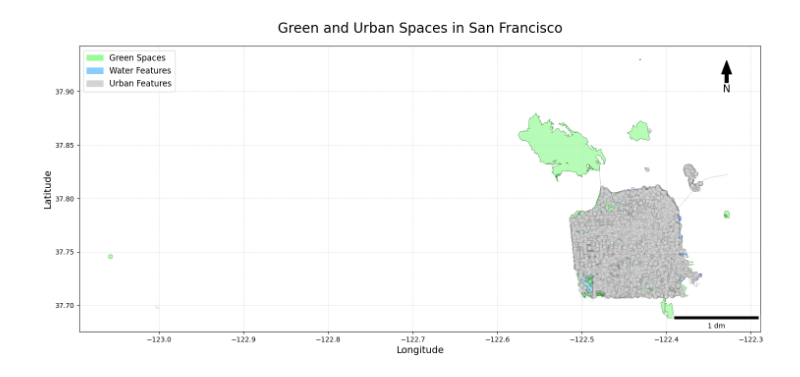
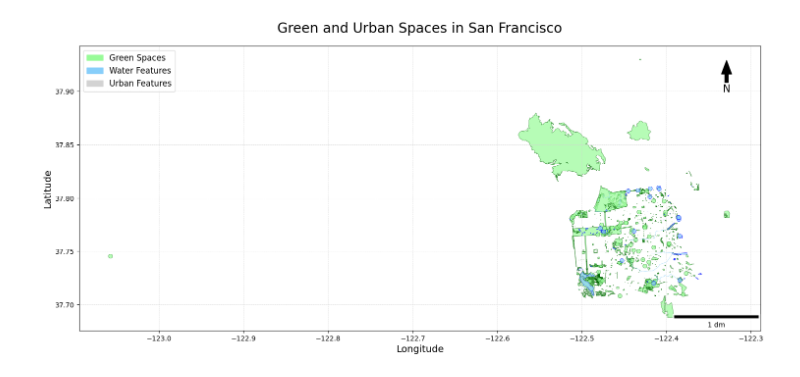
Before and after one commit to janakparajuli/OM_Guru_Challenge, a Jupyter notebook: OM_Guru_Challenge.ipynb, the cells around one changed output. Drawn from its saved outputs; the diff is of its cells as text; code cells hidden in the pictures.

```diff
--- a/OM_Guru_Challenge.ipynb
+++ b/OM_Guru_Challenge.ipynb
@@ -31,38 +31,38 @@ greenspaces.plot(ax=ax, color='#98fb98', alpha=0.7, edgecolor='#006400', linewid
 water.plot(ax=ax, color='#87CEFA', alpha=0.7, edgecolor='#0000FF', linewidth=0.5)
 
 # Re-symbolize urban features
-urban.plot(ax=ax, color='#d3d3d3', alpha=0.6, edgecolor='#696969', linewidth=0.5)
+#urban.plot(ax=ax, color='#d3d3d3', alpha=0.6, edgecolor='#696969', linewidth=0.5)
 
 # Add grid lines
 ax.grid(True, which='both', color='lightgrey', linestyle='--', linewidth=0.5)
 
 # Add a scale bar
 scalebar = ScaleBar(1, location='lower right', box_alpha=0.7, color='black')
 ax.add_artist(scalebar)
 
 # Add a north arrow
 x, y, arrow_length = 0.95, 0.95, 0.1
 ax.annotate('N', xy=(x, y), xytext=(x, y-arrow_length),
             arrowprops=dict(facecolor='black', width=5, headwidth=15, headlength=20),
             ha='center', va='center', fontsize=15, xycoords=ax.transAxes)
 
 # Add a legend
 park_patch = mpatches.Patch(color='#98fb98', label='Green Spaces')
 water_patch = mpatches.Patch(color='#87CEFA', label='Water Features')
 urban_patch = mpatches.Patch(color='#d3d3d3', label='Urban Features')
 plt.legend(handles=[park_patch, water_patch, urban_patch], loc='upper left', fontsize=12, frameon=True, framealpha=0.7)
 
 # Add title and labels
 ax.set_title('Green and Urban Spaces in San Francisco', fontsize=20, pad=20)
 ax.set_xlabel('Longitude', fontsize=14)
 ax.set_ylabel('Latitude', fontsize=14)
 
 # Adjust the plot
 plt.tight_layout()
 # Save the map as a PNG file
 plt.savefig('san_francisco_greenspaces.png', dpi=300, bbox_inches='tight')
 
 # Show the plot
 plt.show()
 # %% [output]
-[figure, old version]
+[figure, new version]
```
